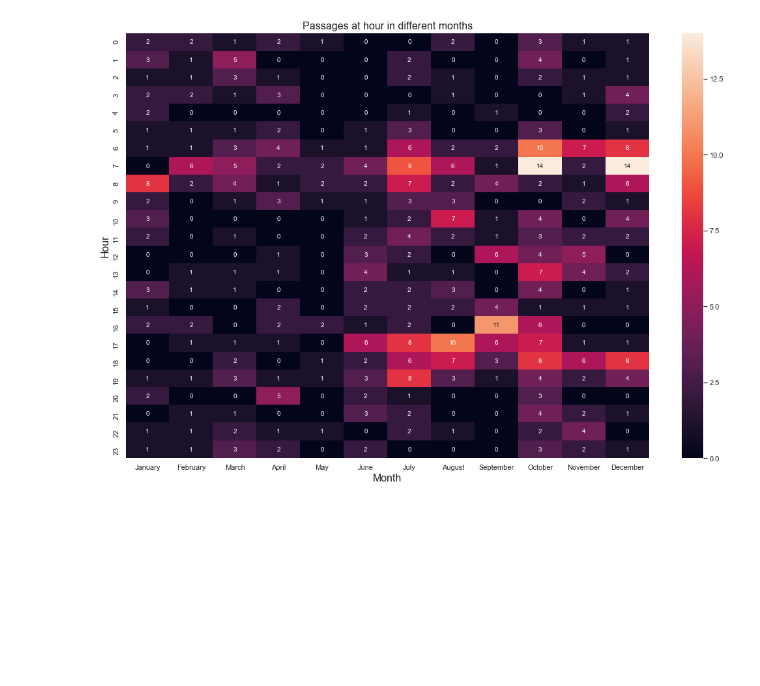
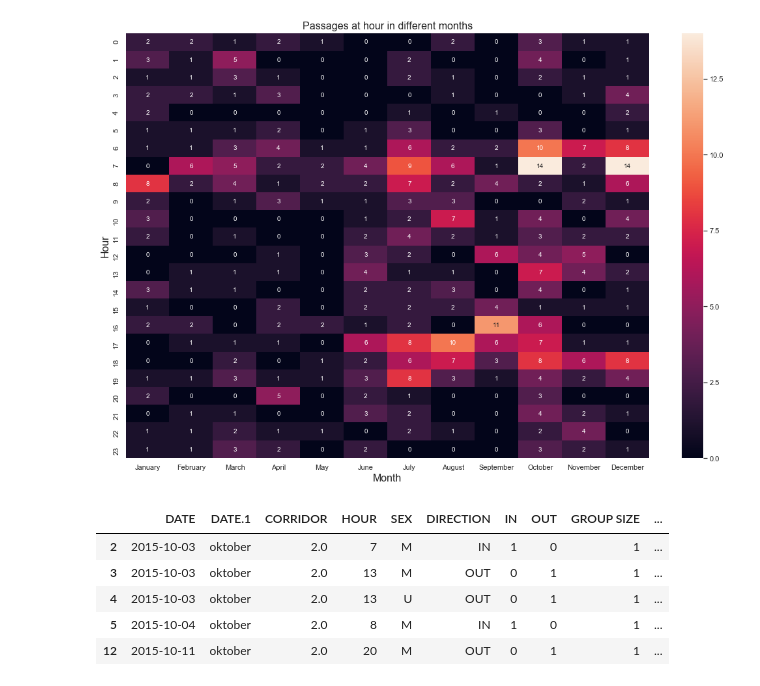
Before and after one commit to maxlund/johannas, a Jupyter notebook: johannas.ipynb, the cells around one changed output. Saved outputs shown, nothing was run; the diff lists cells and outputs as text; code cells hidden in the pictures; blank space fills up the shorter version.

```diff
--- a/johannas.ipynb
+++ b/johannas.ipynb
@@ -394,0 +398,9 @@ _=ax.set_xticklabels(
+# %%
+gi.head()
+# %% [output]
+|  | DATE | DATE.1 | CORRIDOR | HOUR | SEX | DIRECTION | IN | OUT | GROUP SIZE | ... |
+| 2 | 2015-10-03 | oktober | 2.0 | 7 | M | IN | 1 | 0 | 1 | ... |
+| 3 | 2015-10-03 | oktober | 2.0 | 13 | M | OUT | 0 | 1 | 1 | ... |
+| 4 | 2015-10-03 | oktober | 2.0 | 13 | U | OUT | 0 | 1 | 1 | ... |
+| 5 | 2015-10-04 | oktober | 2.0 | 8 | M | IN | 1 | 0 | 1 | ... |
+| 12 | 2015-10-11 | oktober | 2.0 | 20 | M | OUT | 0 | 1 | 1 | ... |
```
Also changed, not shown: parts of 5 cells of this notebook.
